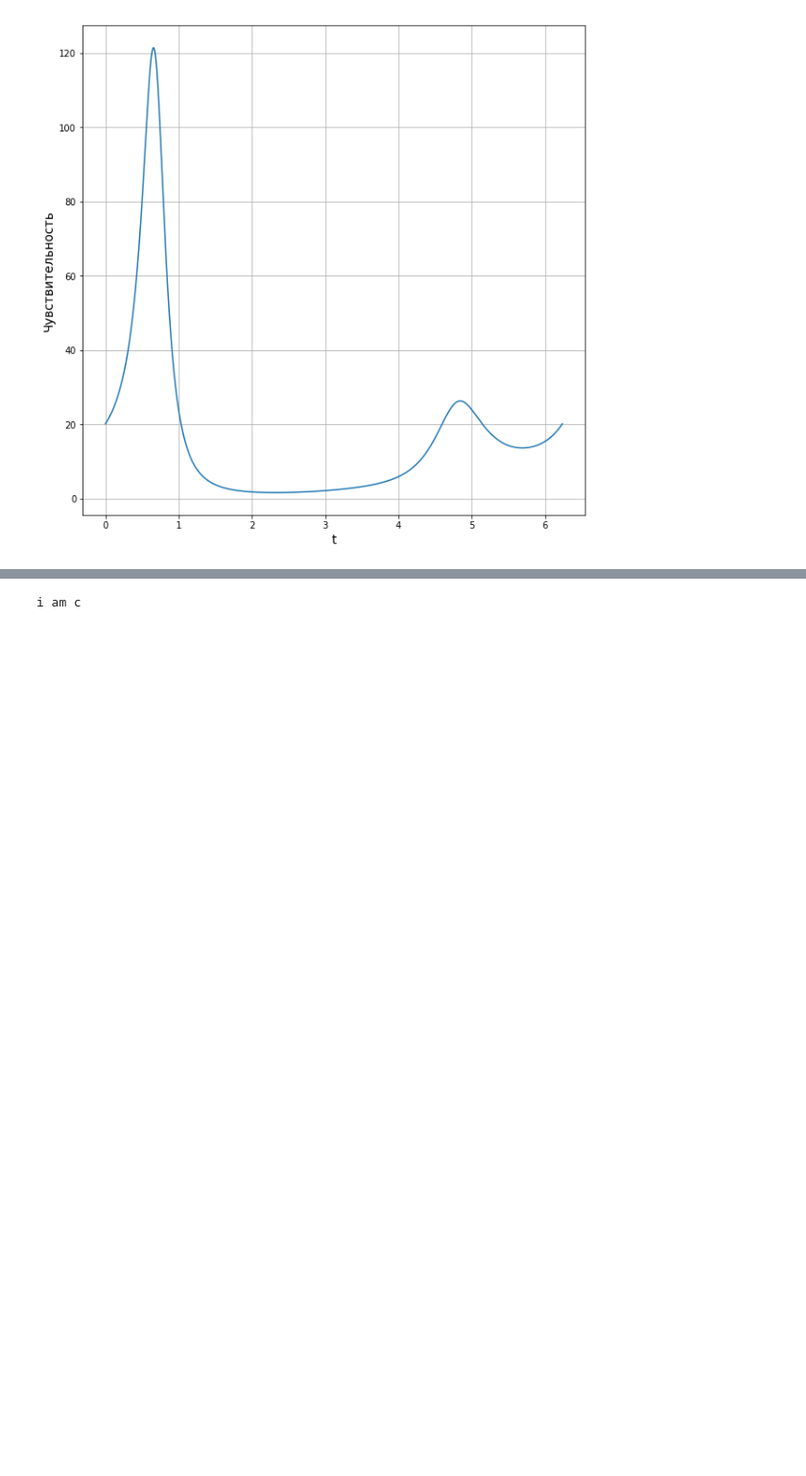
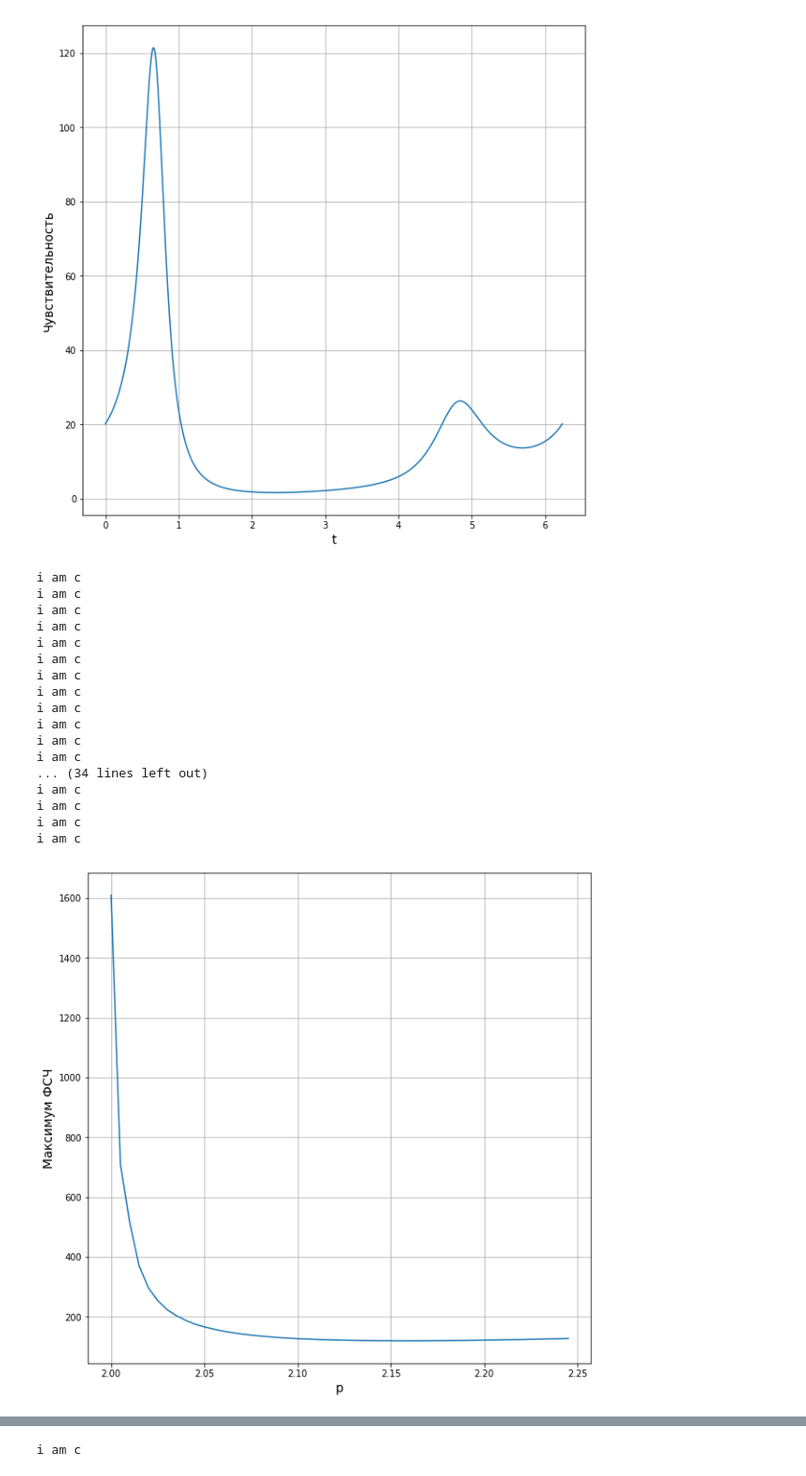
Before and after one commit to kokamido/Diploma, a Jupyter notebook: ipython/doveritelnaya polosa.ipynb, the cells around one changed output, grey strips where cells are left out. Shown at 96% size. Saved outputs shown, nothing was run; the diff lists cells and outputs as text; code cells hidden in the pictures; blank space fills up the shorter version.

```diff
--- a/ipython/doveritelnaya polosa.ipynb
+++ b/ipython/doveritelnaya polosa.ipynb
@@ -389,6 +389,43 @@ for k in range(1,2):
 i am c
 [figure]
 [figure]
+# %%
+p=2.2
+q=1
+noise_lvl = 0.001
+Step = 0.001
+res = list();
+ps = list();
+for k in range(0,50):
+    p=2.0001+0.005*k
+    cycl = find_cycle(0.0001,500000)
+    ms = get_m_list(cycl)
+    ps.append(p)
+    res.append(max(ms))
+plt.plot(ps,res)
+plt.grid()
+plt.xlabel('p',fontsize=14)
+plt.ylabel('Максимум ФСЧ',fontsize=14)
+plt.show()
+# %% [output]
+i am c
+i am c
+i am c
+i am c
+i am c
+i am c
+i am c
+i am c
+i am c
+i am c
+i am c
+i am c
+... (34 lines left out)
+i am c
+i am c
+i am c
+i am c
+[figure, added]
 # %%
 p=1.1333309
 q=0.1
```
Also changed, not shown: parts of 2 cells of this notebook, 27 other files.
